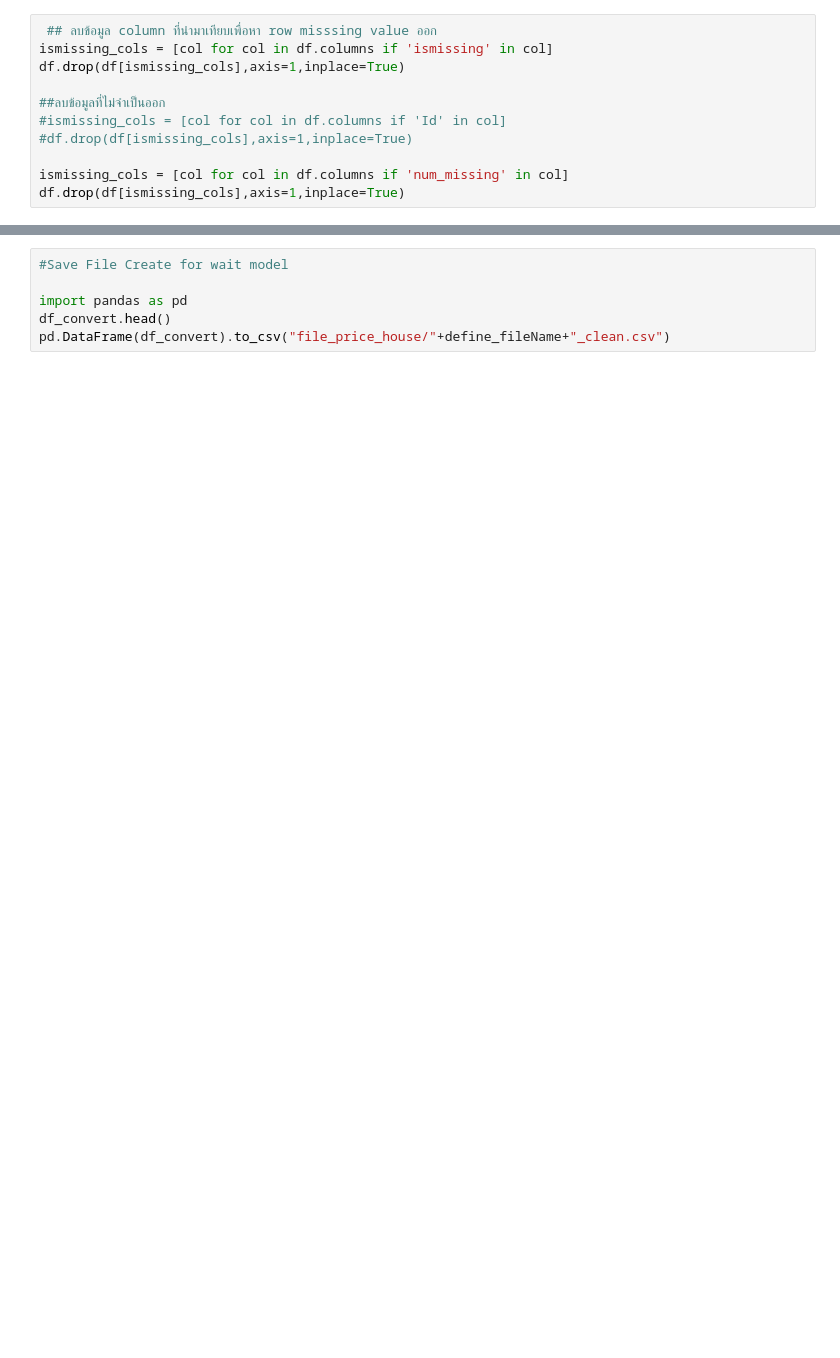
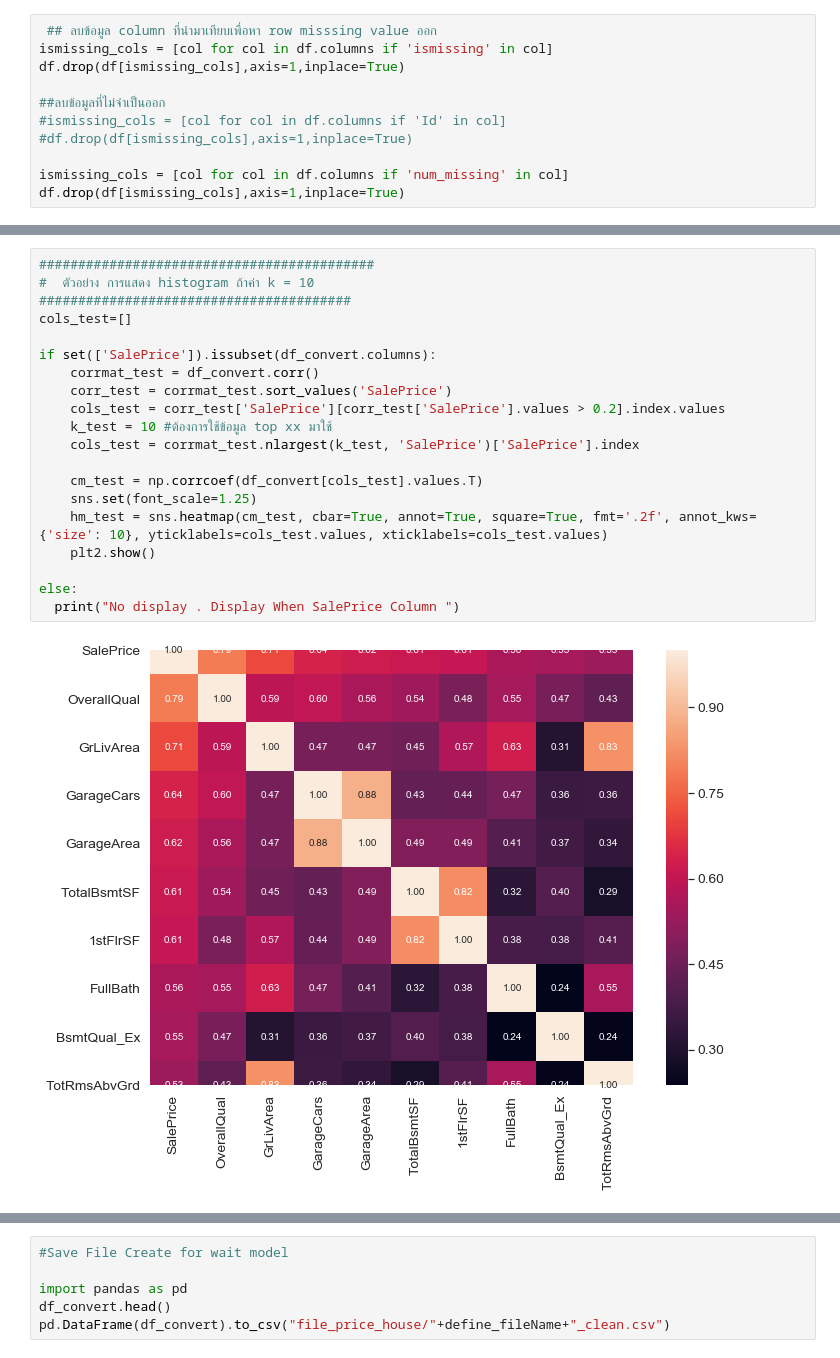
Before and after one commit to DataMining-GPABT/PredictPriceHouse, a Jupyter notebook: SourceCode/10_PredictPrice_Cleandata.ipynb, the cells around one changed output, grey strips where cells are left out. Cells and saved outputs as stored; diff of their text form; blank space fills up the shorter version.

```diff
--- a/SourceCode/10_PredictPrice_Cleandata.ipynb
+++ b/SourceCode/10_PredictPrice_Cleandata.ipynb
@@ -310,3 +311,25 @@ xxx.head()
+# %%
+###########################################
+#  ตัวอย่าง การแสดง histogram ถ้าค่า k = 10
+########################################
+cols_test=[]
+
+if set(['SalePrice']).issubset(df_convert.columns):
+    corrmat_test = df_convert.corr()
+    corr_test = corrmat_test.sort_values('SalePrice')
+    cols_test = corr_test['SalePrice'][corr_test['SalePrice'].values > 0.2].index.values
+    k_test = 10 #ต้องการใช้ข้อมูล top xx มาใช้
+    cols_test = corrmat_test.nlargest(k_test, 'SalePrice')['SalePrice'].index
+
+    cm_test = np.corrcoef(df_convert[cols_test].values.T)
+    sns.set(font_scale=1.25)
+    hm_test = sns.heatmap(cm_test, cbar=True, annot=True, square=True, fmt='.2f', annot_kws={'size': 10}, yticklabels=cols_test.values, xticklabels=cols_test.values)
+    plt2.show()
+
+else:
+  print("No display . Display When SalePrice Column ")
+# %% [output]
+[figure, added]
 # %%
 #ดูความสัมพันธ์ของข้อมูลเพื่อเลือก Feature เพื่อ เลือก feature
 # https://levelup.gitconnected.com/pearson-coefficient-of-correlation-using-pandas-ca68ce678c04
```
Also changed, not shown: parts of 20 cells of this notebook.
